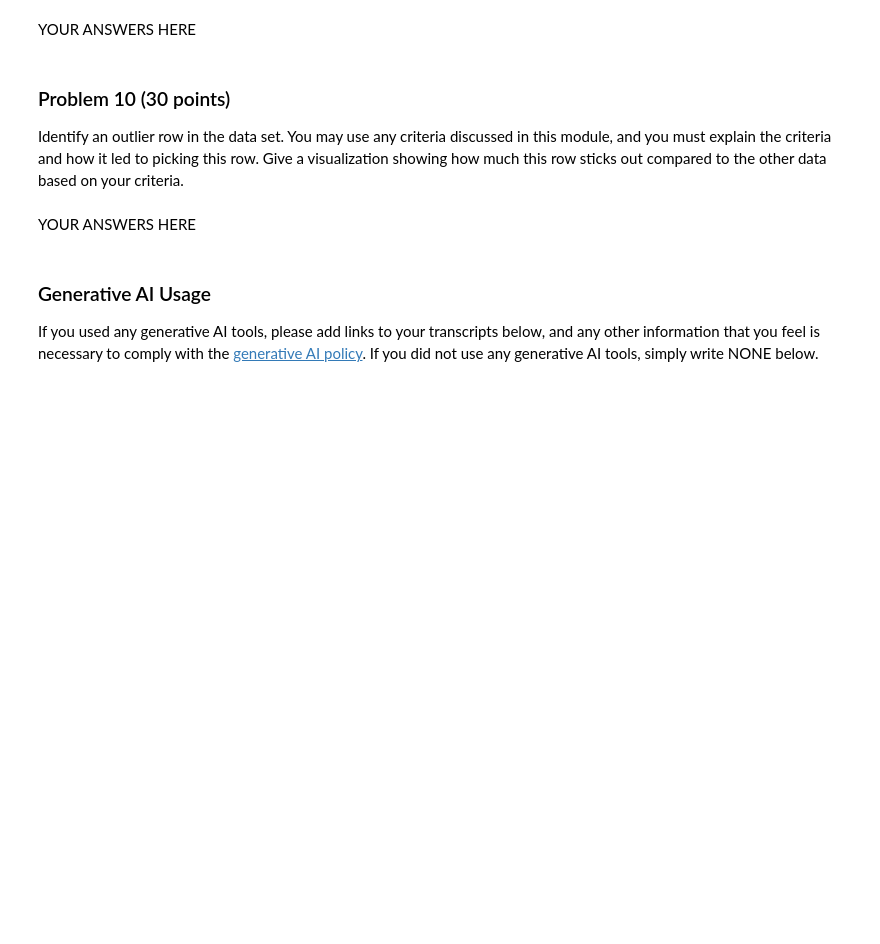
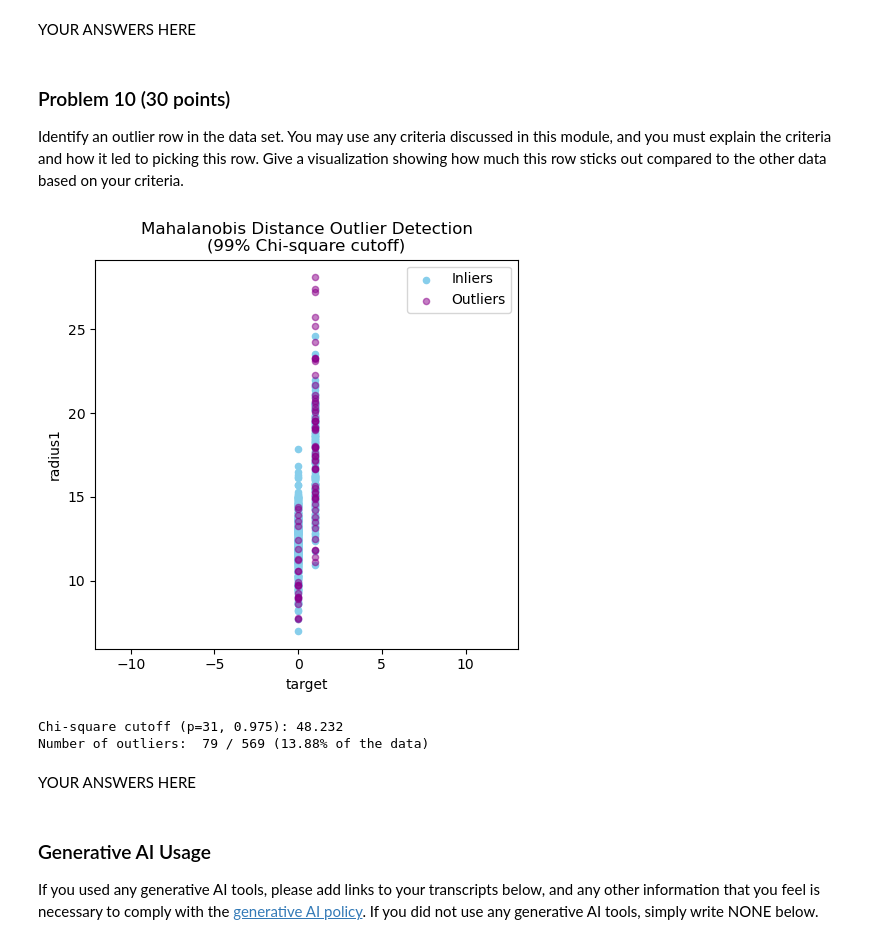
Before and after one commit to veniola/dx601-final-project, a Jupyter notebook: project.ipynb, the cells around one changed output. Drawn from its saved outputs; the diff is of its cells as text; code cells hidden in the pictures; blank space fills up the shorter version.

```diff
--- a/project.ipynb
+++ b/project.ipynb
@@ -704,2 +714,55 @@ Give a visualization showing how much this row sticks out compared to the other
+# %%
+# Identify outlier row in dataset using Mahalanobis Distance
+
+from scipy.stats import chi2
+X_df = breast_cancer
+X = X_df.values
+N = X.shape[0]  # number of samples (N = 569)
+
+# Calculate Mahalanobis distances
+# Mean and covariance of full sample
+mu = X.mean(axis=0)
+sigma = np.cov(X, rowvar=False)
+sigma_inv = np.linalg.inv(sigma)
+
+# Centered data
+diff = X - mu
+
+# Squared Mahalanobis distance for each point
+# D_M(x)^2 = (x - mu)^T Sigma^{-1} (x - mu)
+MD2 = np.sum((diff @ sigma_inv) * diff, axis=1)
+
+# Calculate Chi-square cutoff (97.5%)
+p = X.shape[1]                   # number of features (p = 31)
+cutoff = chi2.ppf(0.975, df=p)   # chi^2_{p, 0.975}
+outliers = MD2 > cutoff          # boolean mask
+num_outliers = np.sum(outliers)
+percent_outliers = 100 * num_outliers / N
+
+# Create scatter plot
+plt.figure(figsize=(5, 5))
+
+# Plot inliers
+plt.scatter(X[~outliers, 0], X[~outliers, 1], c="skyblue", label="Inliers", s=20)
+
+# Plot outliers
+plt.scatter(X[outliers, 0], X[outliers, 1], c="darkmagenta", alpha=0.5, label="Outliers", s=20)
+
+# Add labels and title
+plt.legend()
+plt.title("Mahalanobis Distance Outlier Detection\n(99% Chi-square cutoff)")
+plt.xlabel(X_df.columns[0])
+plt.ylabel(X_df.columns[1])
+plt.axis("equal")
+plt.tight_layout()
+plt.show()
+
+print(f"Chi-square cutoff (p={p}, 0.975): {cutoff:.3f}")
+print(f"Number of outliers:  {num_outliers} / {N} "
+      f"({percent_outliers:.2f}% of the data)")
+# %% [output]
+[figure, added]
+Chi-square cutoff (p=31, 0.975): 48.232
+Number of outliers:  79 / 569 (13.88% of the data)
 # %% [markdown]
 YOUR ANSWERS HERE
```
Also changed, not shown: parts of 3 cells of this notebook.
